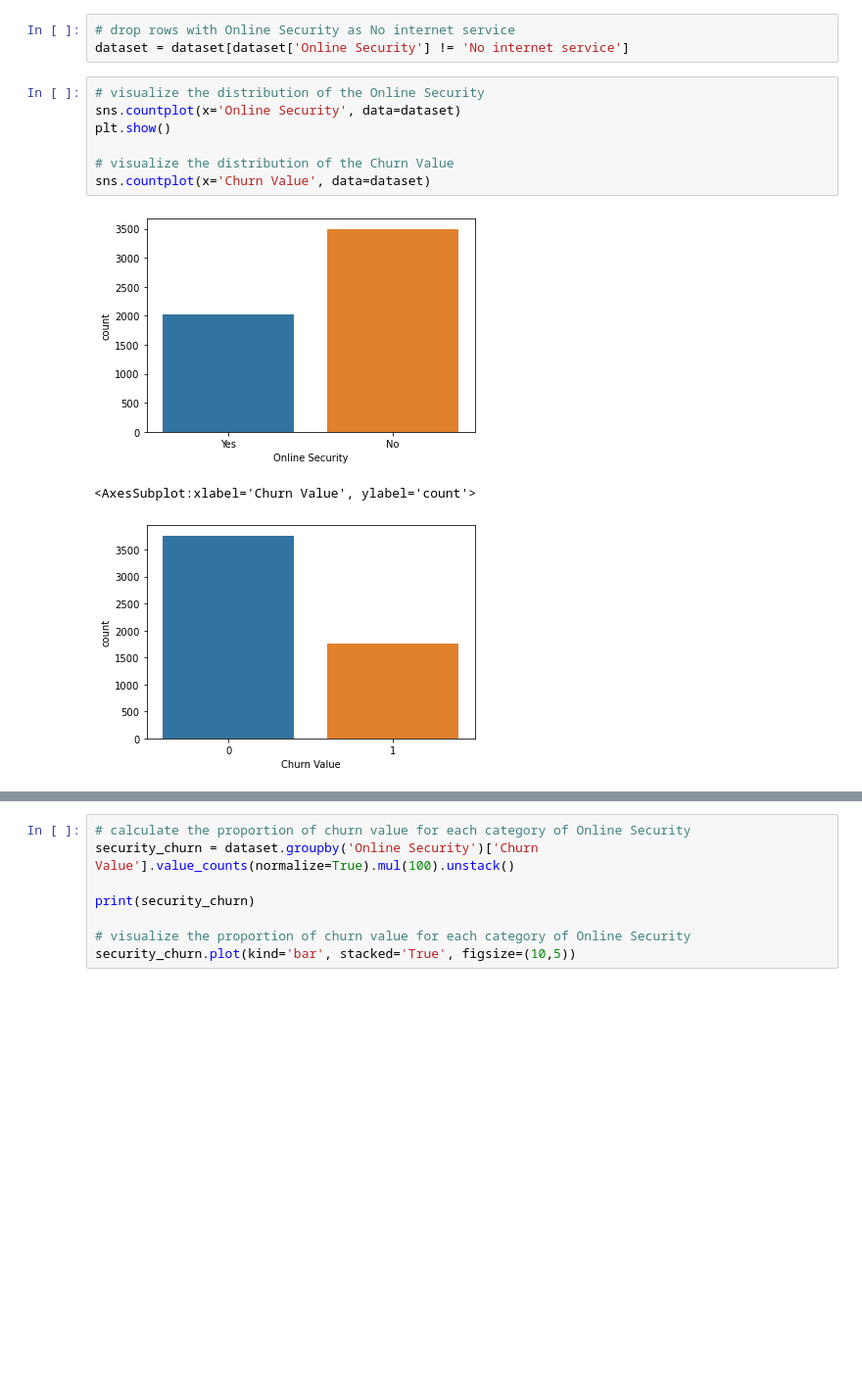
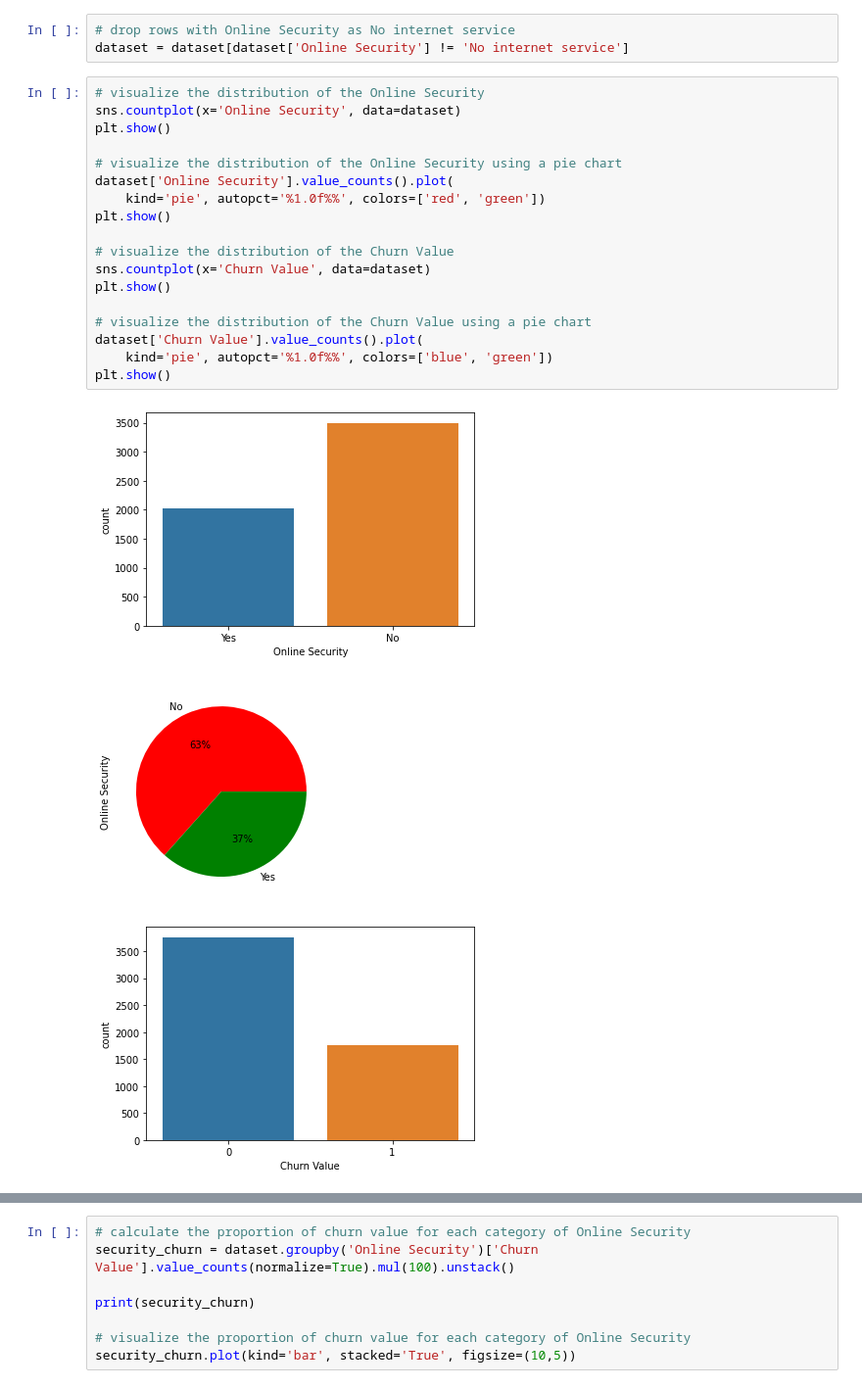
Before and after one commit to Ahmedmma72/Customer-Churn-Analysis-For-Telecommunication, a Jupyter notebook: Q6/q6.ipynb, the cells around one changed output, grey strips where cells are left out. Shown: that part at 98% size. Saved outputs shown, nothing was run; the diff lists cells and outputs as text; blank space fills up the shorter version.

```diff
--- a/Q6/q6.ipynb
+++ b/Q6/q6.ipynb
@@ -63,11 +63,22 @@ dataset = dataset[dataset['Online Security'] != 'No internet service']
 # %%
 # visualize the distribution of the Online Security
 sns.countplot(x='Online Security', data=dataset)
 plt.show()
 
+# visualize the distribution of the Online Security using a pie chart
+dataset['Online Security'].value_counts().plot(
+    kind='pie', autopct='%1.0f%%', colors=['red', 'green'])
+plt.show()
+
 # visualize the distribution of the Churn Value
 sns.countplot(x='Churn Value', data=dataset)
+plt.show()
+
+# visualize the distribution of the Churn Value using a pie chart
+dataset['Churn Value'].value_counts().plot(
+    kind='pie', autopct='%1.0f%%', colors=['blue', 'green'])
+plt.show()
 # %% [output]
 [figure]
-<AxesSubplot:xlabel='Churn Value', ylabel='count'>
-[figure, old version]
+[figure, new version]
+[figure, added]
```
Also changed, not shown: parts of 7 cells of this notebook, 4 other files.
